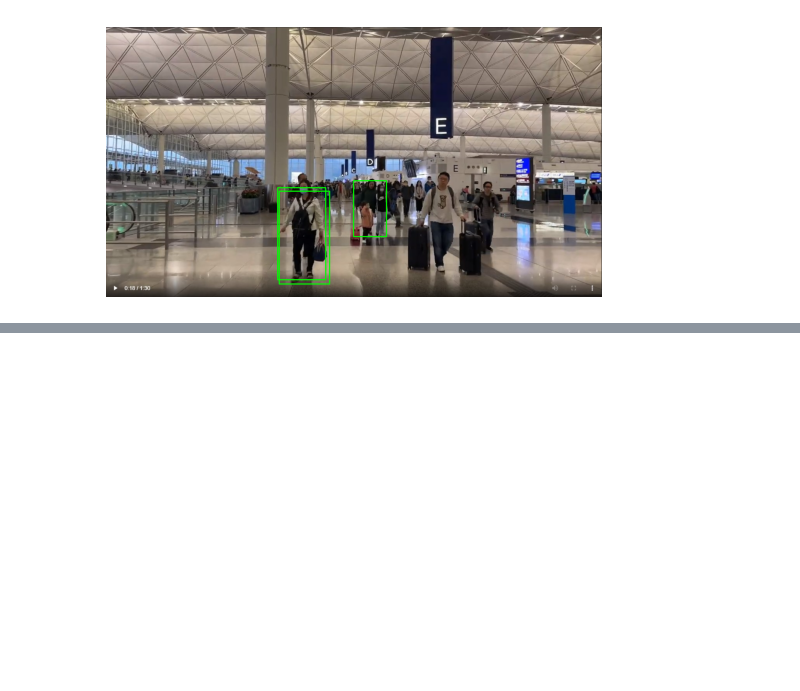
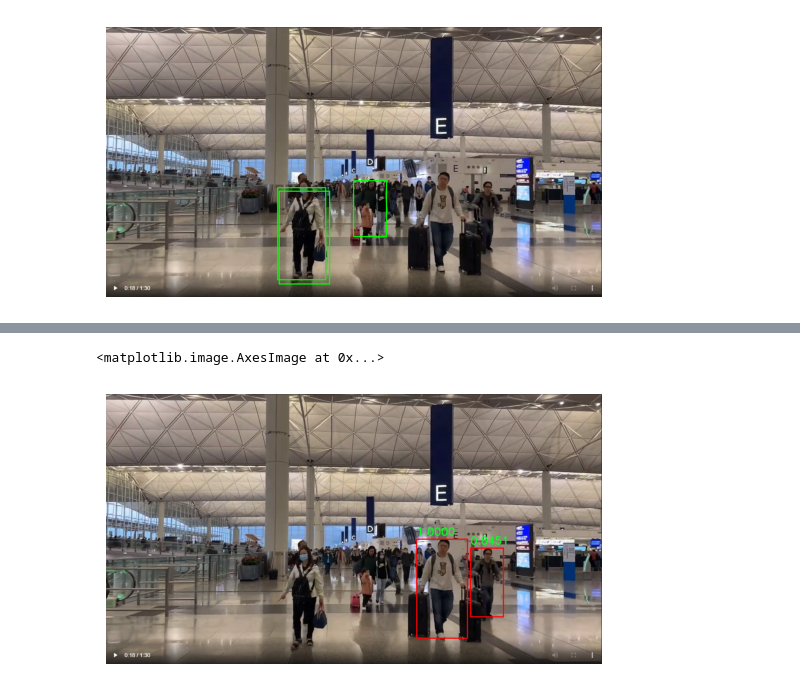
Before and after one commit to ykcai-daniel/vlm-lf, a Jupyter notebook: tempOWL.ipynb, the cells around one changed output, grey strips where cells are left out. Cells and saved outputs as stored; diff of their text form; code cells hidden in the pictures; blank space fills up the shorter version.

```diff
--- a/tempOWL.ipynb
+++ b/tempOWL.ipynb
@@ -45,0 +72,22 @@ display_bbox(results[0]['boxes'].tolist(), np.array(image))
+# %%
+model = model.to('cuda')
+with torch.no_grad():
+    outputs = model.image_guided_detection(**inputs)
+# %%
+img = cv2.cvtColor(np.array(input_image), cv2.COLOR_BGR2RGB)
+outputs.logits = outputs.logits.to('cpu')
+outputs.target_pred_boxes = outputs.target_pred_boxes.to('cpu')
+
+results = processor.post_process_image_guided_detection(outputs, threshold=0.8, nms_threshold=0.3, target_sizes=torch.Tensor([input_image.size[::-1]]))
+boxes, scores = results[0]['boxes'], results[0]['scores']
+for box, score in zip(boxes, scores):
+    box = [int(i) for i in box.tolist()]
+
+    img = cv2.rectangle(img, (box[0], box[1]), (box[2], box[3]), (0, 0, 255), 2)
+    cv2.putText(img, f'{score.tolist():.4f}', (box[0], box[1]-10), cv2.FONT_HERSHEY_SIMPLEX, 0.9, (36,255,12), 2)
+
+plt.axis('off')
+plt.imshow(img[:,:,::-1])
+# %% [output]
+<matplotlib.image.AxesImage at 0x...>
+[figure, added]
```
Also changed, not shown: parts of 3 cells of this notebook, 1 other file.
